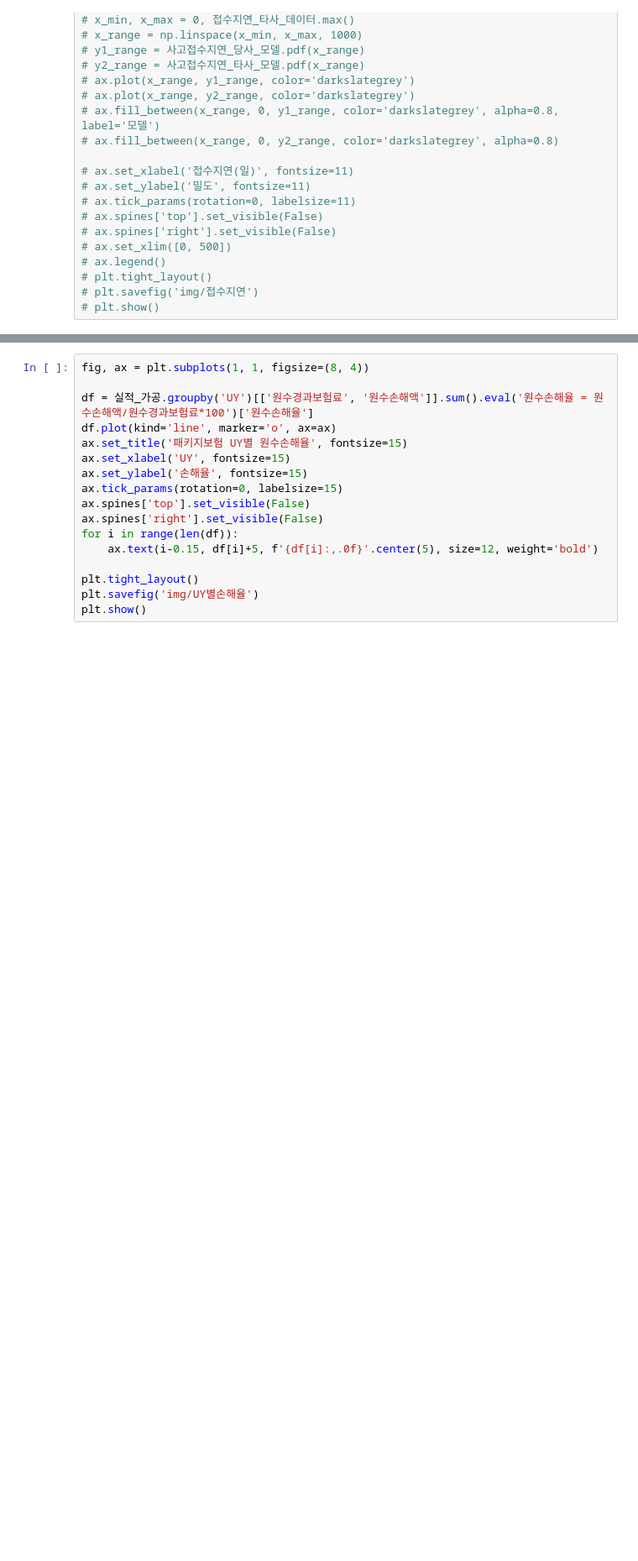
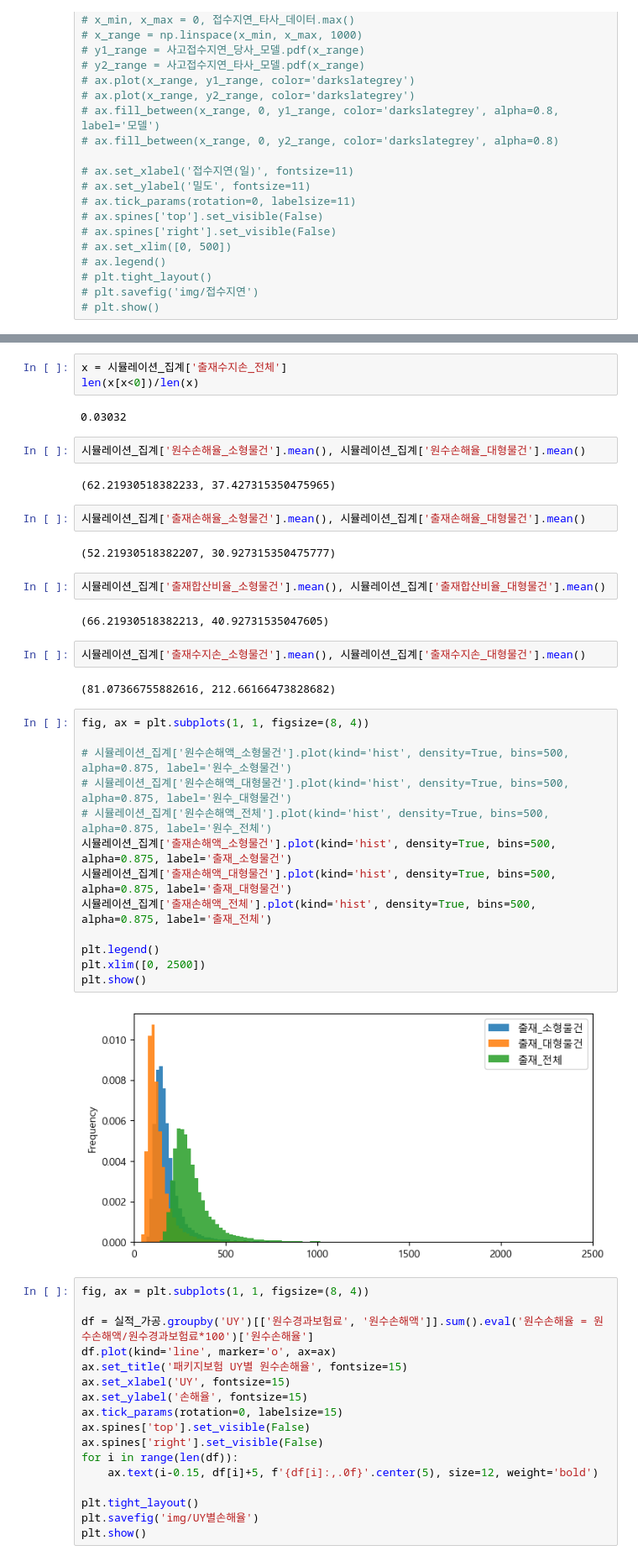
Before and after one commit to lee3jjang/hello-world, a Jupyter notebook: Package Insurance Policy_데이터분석_20201116.ipynb, the cells around one changed output, grey strips where cells are left out. Shown: that part at 84% size. Cells and saved outputs as stored; diff of their text form; blank space fills up the shorter version.

```diff
--- a/Package Insurance Policy_데이터분석_20201116.ipynb
+++ b/Package Insurance Policy_데이터분석_20201116.ipynb
@@ -332,3 +401,39 @@ NameError: name 'result' is not defined
+# %%
+x = 시뮬레이션_집계['출재수지손_전체']
+len(x[x<0])/len(x)
+# %% [output]
+0.03032
+# %%
+시뮬레이션_집계['원수손해율_소형물건'].mean(), 시뮬레이션_집계['원수손해율_대형물건'].mean()
+# %% [output]
+(62.21930518382233, 37.427315350475965)
+# %%
+시뮬레이션_집계['출재손해율_소형물건'].mean(), 시뮬레이션_집계['출재손해율_대형물건'].mean()
+# %% [output]
+(52.21930518382207, 30.927315350475777)
+# %%
+시뮬레이션_집계['출재합산비율_소형물건'].mean(), 시뮬레이션_집계['출재합산비율_대형물건'].mean()
+# %% [output]
+(66.21930518382213, 40.92731535047605)
+# %%
+시뮬레이션_집계['출재수지손_소형물건'].mean(), 시뮬레이션_집계['출재수지손_대형물건'].mean()
+# %% [output]
+(81.07366755882616, 212.66166473828682)
+# %%
+fig, ax = plt.subplots(1, 1, figsize=(8, 4))
+
+# 시뮬레이션_집계['원수손해액_소형물건'].plot(kind='hist', density=True, bins=500, alpha=0.875, label='원수_소형물건')
+# 시뮬레이션_집계['원수손해액_대형물건'].plot(kind='hist', density=True, bins=500, alpha=0.875, label='원수_대형물건')
+# 시뮬레이션_집계['원수손해액_전체'].plot(kind='hist', density=True, bins=500, alpha=0.875, label='원수_전체')
+시뮬레이션_집계['출재손해액_소형물건'].plot(kind='hist', density=True, bins=500, alpha=0.875, label='출재_소형물건')
+시뮬레이션_집계['출재손해액_대형물건'].plot(kind='hist', density=True, bins=500, alpha=0.875, label='출재_대형물건')
+시뮬레이션_집계['출재손해액_전체'].plot(kind='hist', density=True, bins=500, alpha=0.875, label='출재_전체')
+
+plt.legend()
+plt.xlim([0, 2500])
+plt.show()
+# %% [output]
+[figure, added]
 # %%
 fig, ax = plt.subplots(1, 1, figsize=(8, 4))
 
```
Also changed, not shown: parts of 24 cells of this notebook.
